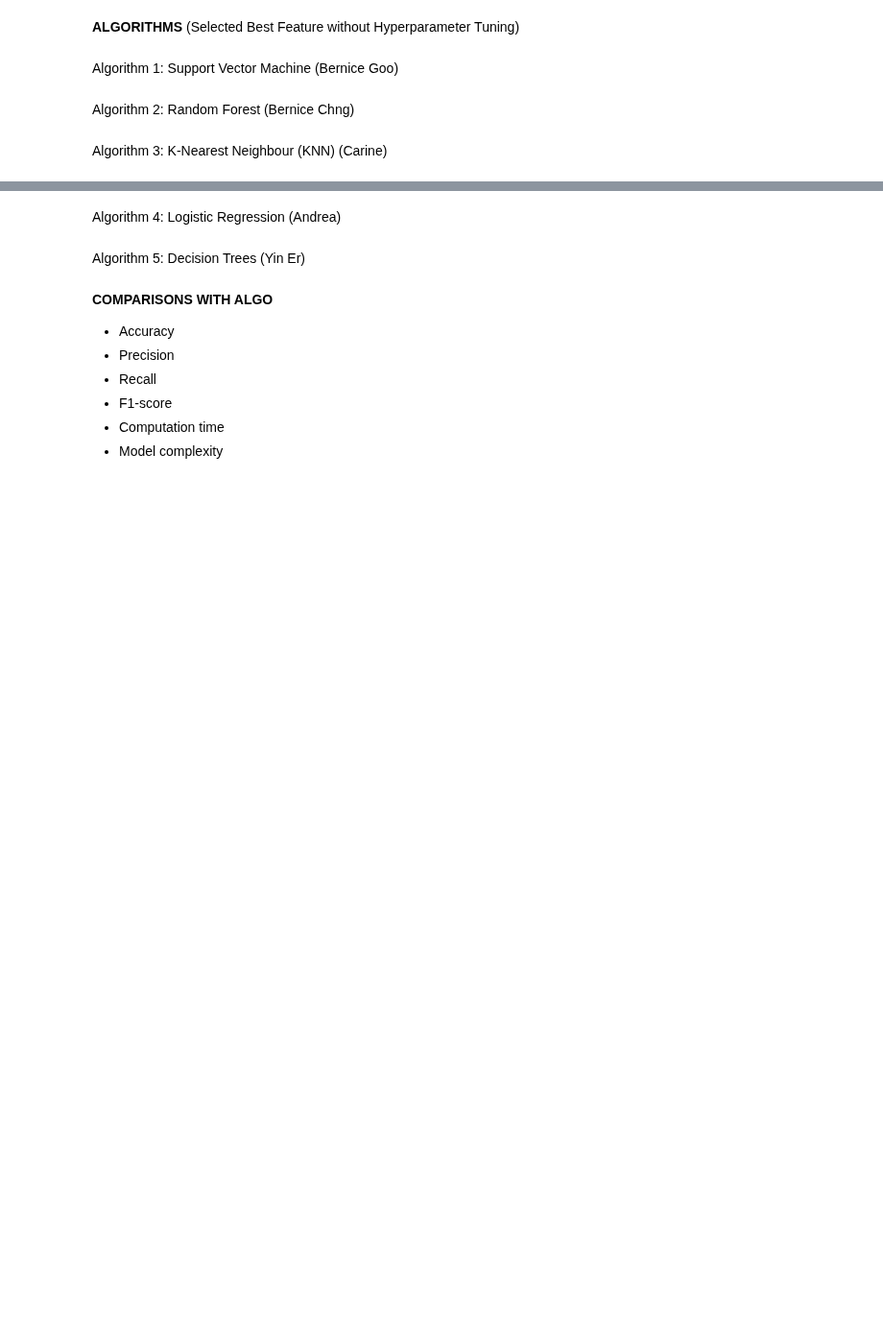
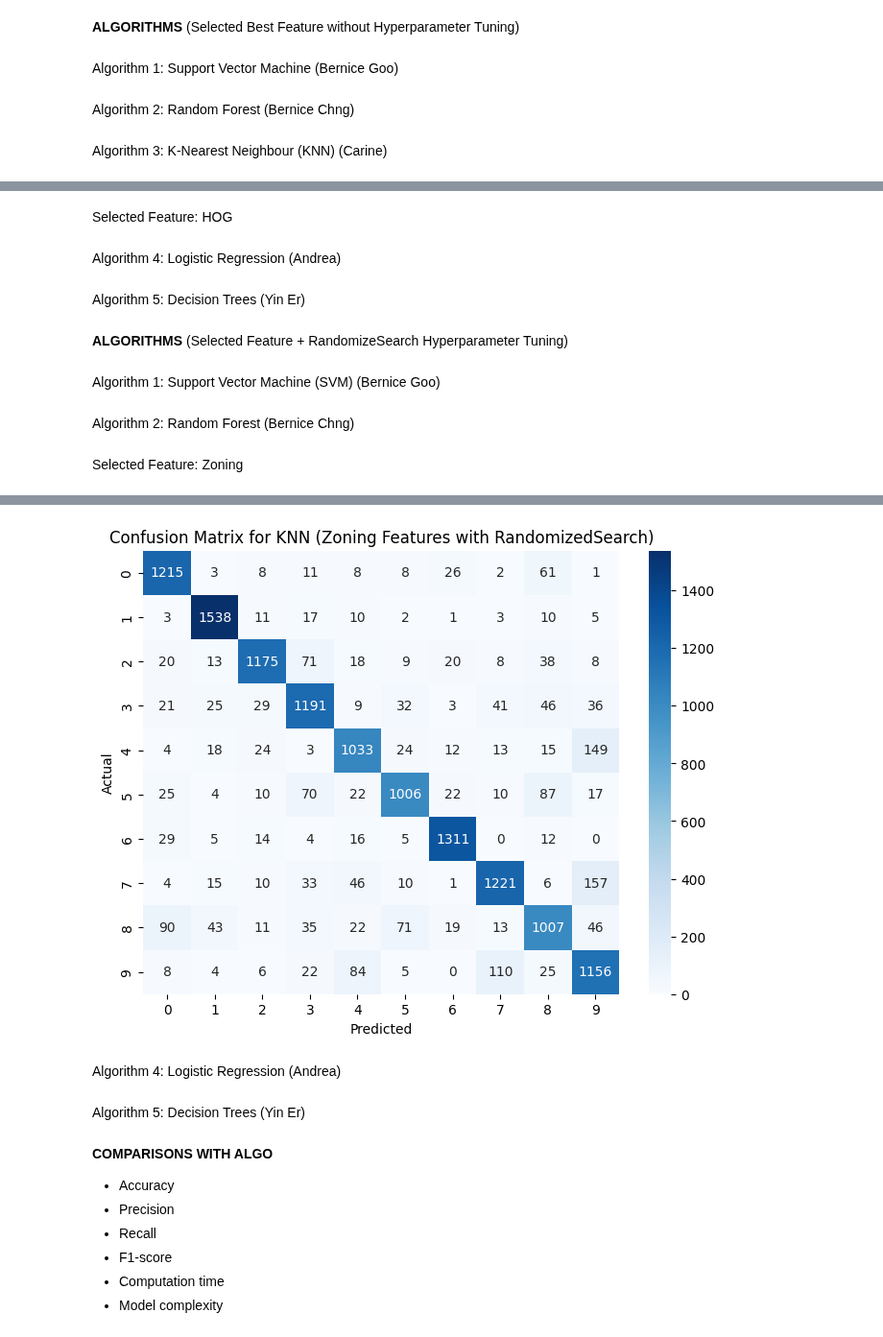
Before and after one commit to Eerraaaa/INF2008ML, a Jupyter notebook: main.ipynb, the cells around one changed output, grey strips where cells are left out. Shown at 96% size. Saved outputs shown, nothing was run; the diff lists cells and outputs as text; code cells hidden in the pictures; blank space fills up the shorter version.

```diff
--- a/main.ipynb
+++ b/main.ipynb
@@ -1250,0 +1162,79 @@ Algorithm 3: K-Nearest Neighbour (KNN) (Carine)
+# %% [markdown]
+Selected Feature: HOG
+# %% [markdown]
+Algorithm 4: Logistic Regression (Andrea)
+# %% [markdown]
+Algorithm 5: Decision Trees (Yin Er)
+# %% [markdown]
+**ALGORITHMS** (Selected Feature + RandomizeSearch Hyperparameter Tuning)
+# %% [markdown]
+Algorithm 1: Support Vector Machine (SVM) (Bernice Goo)
+# %% [markdown]
+Algorithm 2: Random Forest (Bernice Chng)
+# %% [markdown]
+Selected Feature: Zoning
+# %%
+# Define parameter distribution for RandomizedSearchCV
+param_dist = {'n_neighbors': np.arange(1, 50, 2)}  # Testing odd values from 1 to 49
+
+# Initialize KNN model
+knn = KNeighborsClassifier()
+
+# Use RandomizedSearchCV for hyperparameter tuning
+random_search = RandomizedSearchCV(knn, param_distributions=param_dist,
+                                   n_iter=10, cv=5, scoring='accuracy',
+                                   n_jobs=-1, random_state=42)
+
+# Measure training time
+start_time = time.time()
+random_search.fit(X_train_zoning, y_train)
+training_time = time.time() - start_time
+
+# Best hyperparameters
+best_params = random_search.best_params_
+best_score = random_search.best_score_
+print(f"Best Parameters: {best_params}")
+print(f"Best Cross-Validation Accuracy: {best_score * 100:.2f}%")
+
+# Train the best KNN model
+best_knn = random_search.best_estimator_
+
+# Measure prediction time
+start_time = time.time()
+y_pred = best_knn.predict(X_test_zoning)
+prediction_time = time.time() - start_time
+
+# Evaluate performance
+accuracy = accuracy_score(y_test, y_pred)
+classification_rep = classification_report(y_test, y_pred, output_dict=True)
+
+# Extract precision, recall, and F1-score (weighted)
+precision = classification_rep["weighted avg"]["precision"]
+recall = classification_rep["weighted avg"]["recall"]
+f1 = classification_rep["weighted avg"]["f1-score"]
+
+# Model complexity: Number of neighbors
+model_complexity = best_params["n_neighbors"]
+
+# Print evaluation metrics
+print(f"KNN Model Accuracy (Zoning Features with RandomizedSearch): {accuracy * 100:.2f}%")
+print(f"Precision: {precision * 100:.2f}%")
+print(f"Recall: {recall * 100:.2f}%")
+print(f"F1-score: {f1 * 100:.2f}%")
+print(f"Training Time: {training_time:.4f} seconds")
+print(f"Prediction Time: {prediction_time:.4f} seconds")
+print(f"Model Complexity (Number of Neighbors): {model_complexity}")
+
+# Display classification report
+print("\nDetailed Classification Report:")
+print(classification_report(y_test, y_pred))
+
+# Display confusion matrix
+plt.figure(figsize=(8, 6))
+sns.heatmap(confusion_matrix(y_test, y_pred), annot=True, fmt="d", cmap="Blues",
+            xticklabels=range(10), yticklabels=range(10))
+plt.xlabel("Predicted")
+plt.ylabel("Actual")
+plt.title("Confusion Matrix for KNN (Zoning Features with RandomizedSearch)")
+plt.show()
+# %% [output]
@@ -1251,3 +1258,4 @@ Algorithm 3: K-Nearest Neighbour (KNN) (Carine)
+[figure, added]
 # %% [markdown]
 Algorithm 4: Logistic Regression (Andrea)
 # %% [markdown]
```
Also changed, not shown: parts of 12 cells of this notebook.
